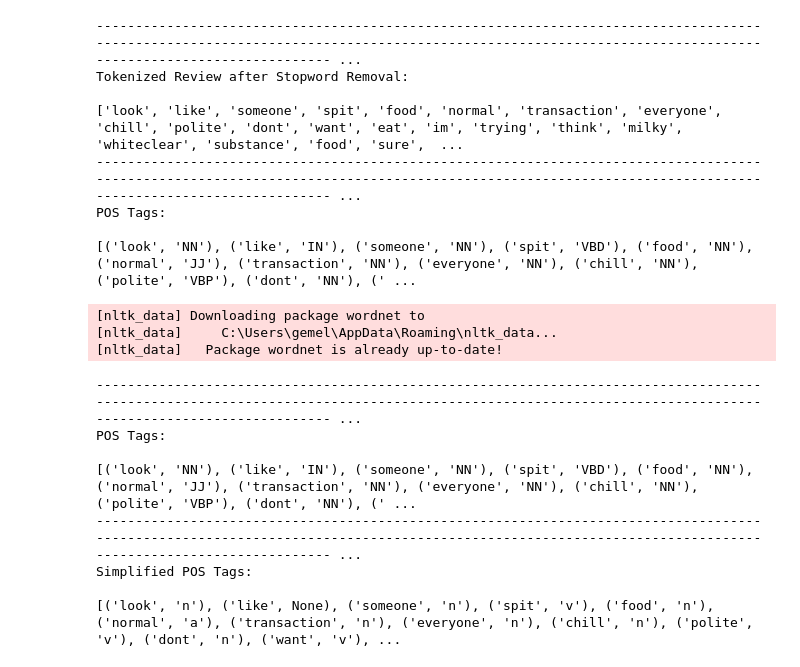
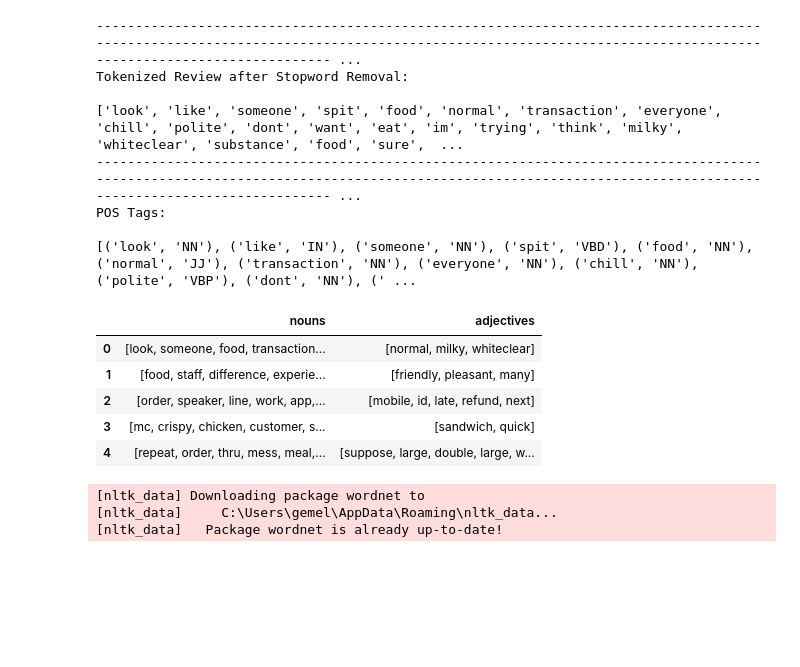
Before and after one commit to Gwme13/Business-project, a Jupyter notebook: Preprocessing.ipynb, the cells around one changed output. Drawn from its saved outputs; the diff is of its cells as text; code cells hidden in the pictures; blank space fills up the shorter version.

```diff
--- a/Preprocessing.ipynb
+++ b/Preprocessing.ipynb
@@ -367,6 +367,12 @@ True
 # the output is a list, where each element is a tuple of the token and its POS tag
 
 macdonalds_df['pos_tags'] = macdonalds_df['tokenized_review_stopword_removal'].apply(lambda tokens: nltk.pos_tag(tokens))
+
+# Get the nouns from the pos_tags_cleaned_review column
+macdonalds_df['nouns'] = macdonalds_df['pos_tags'].apply(lambda pos_tags: [word for word, tag in pos_tags if tag == 'NN'])
+
+# Get the adjectives from the pos_tags_cleaned_review column
+macdonalds_df['adjectives'] = macdonalds_df['pos_tags'].apply(lambda pos_tags: [word for word, tag in pos_tags if tag == 'JJ'])
 
 print('-' * 1000)
 print('Tokenized Review after Stopword Removal:\n')
@@ -383,6 +389,15 @@ Tokenized Review after Stopword Removal:
 POS Tags:
 
 [('look', 'NN'), ('like', 'IN'), ('someone', 'NN'), ('spit', 'VBD'), ('food', 'NN'), ('normal', 'JJ'), ('transaction', 'NN'), ('everyone', 'NN'), ('chill', 'NN'), ('polite', 'VBP'), ('dont', 'NN'), (' ...
+# %%
+macdonalds_df[['nouns', 'adjectives']].head()
+# %% [output]
+|  | nouns | adjectives |
+| 0 | [look, someone, food, transaction... | [normal, milky, whiteclear] |
+| 1 | [food, staff, difference, experie... | [friendly, pleasant, many] |
+| 2 | [order, speaker, line, work, app,... | [mobile, id, late, refund, next] |
+| 3 | [mc, crispy, chicken, customer, s... | [sandwich, quick] |
+| 4 | [repeat, order, thru, mess, meal,... | [suppose, large, double, large, w... |
 # %%
 # Lemmatization
 nltk.download('wordnet')
@@ -393,37 +408,5 @@ lemmatizer = WordNetLemmatizer()
 [nltk_data] Downloading package wordnet to
 [nltk_data]     C:\Users\gemel\AppData\Roaming\nltk_data...
 [nltk_data]   Package wordnet is already up-to-date!
-# %%
-def simpler_pos_tag(nltk_tag):
-    if nltk_tag.startswith('J'):
-        return "a"
-    elif nltk_tag.startswith('V'):
-        return "v"
-    elif nltk_tag.startswith('N'):
-        return "n"
-    elif nltk_tag.startswith('R'):
-        return "r"
-    else:
-        return None
-
-
-# Apply the function to the pos_tags column
-macdonalds_df['pos_tags_simplified'] = macdonalds_df['pos_tags'].apply(lambda pos_tags: [(word, simpler_pos_tag(tag)) for word, tag in pos_tags])
-
-print('-' * 1000)
-print('POS Tags:\n')
-print(macdonalds_df['pos_tags'][0])
-print('-' * 1000)
-print('Simplified POS Tags:\n')
-print(macdonalds_df['pos_tags_simplified'][0])
-# %% [output]
--------------------------------------------------------------------------------------------------------------------------------------------------------------------------------------------------------- ...
-POS Tags:
-
-[('look', 'NN'), ('like', 'IN'), ('someone', 'NN'), ('spit', 'VBD'), ('food', 'NN'), ('normal', 'JJ'), ('transaction', 'NN'), ('everyone', 'NN'), ('chill', 'NN'), ('polite', 'VBP'), ('dont', 'NN'), (' ...
--------------------------------------------------------------------------------------------------------------------------------------------------------------------------------------------------------- ...
-Simplified POS Tags:
-
-[('look', 'n'), ('like', None), ('someone', 'n'), ('spit', 'v'), ('food', 'n'), ('normal', 'a'), ('transaction', 'n'), ('everyone', 'n'), ('chill', 'n'), ('polite', 'v'), ('dont', 'n'), ('want', 'v'), ...
 # %%
 # Define a function to lemmatize the tokens
```
Also changed, not shown: parts of 16 cells of this notebook.
